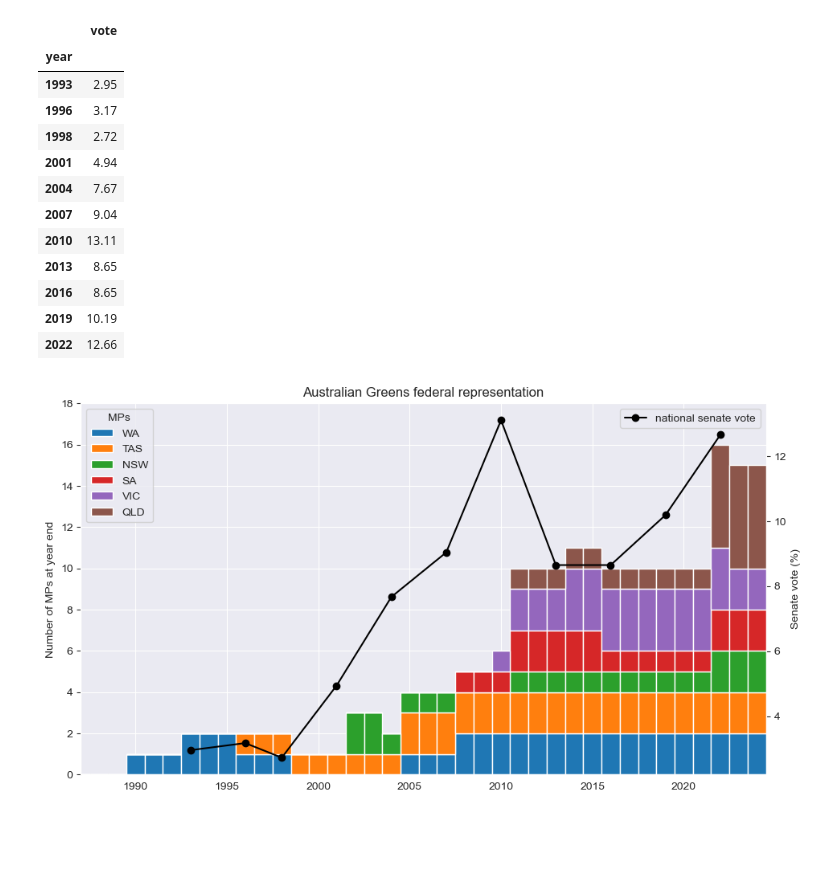
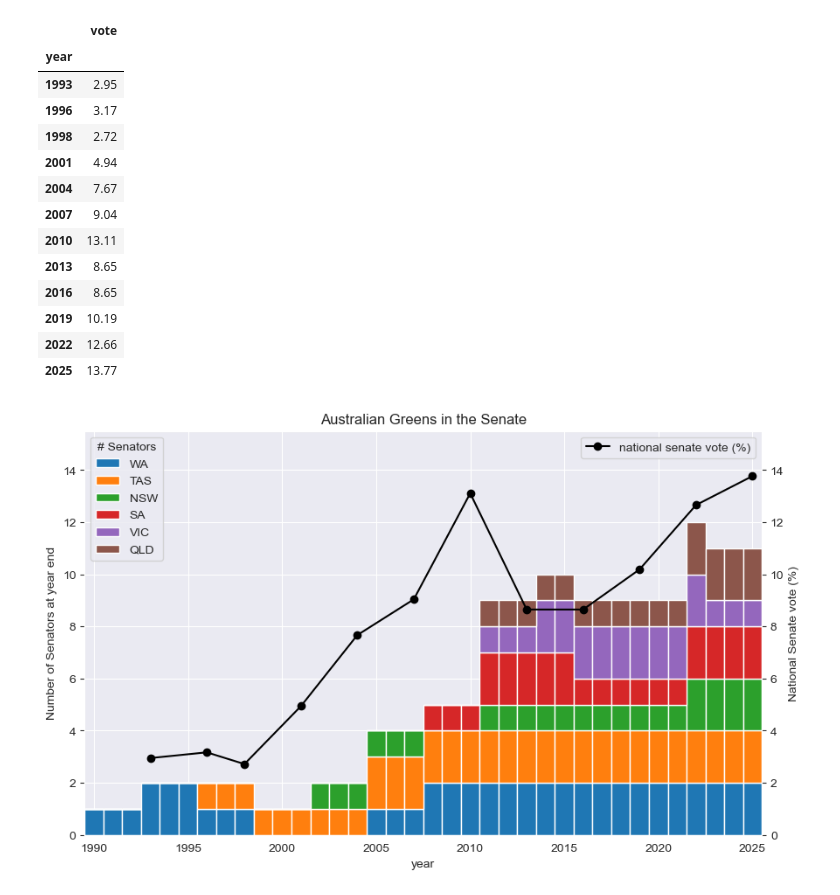
Before and after one commit to DamienIrving/election-analysis, a Jupyter notebook: analysis/senators.ipynb, the cells around one changed output. Drawn from its saved outputs; the diff is of its cells as text; code cells hidden in the pictures; blank space fills up the shorter version.

Commit message:
Add early 2025 results

```diff
--- a/analysis/senators.ipynb
+++ b/analysis/senators.ipynb
@@ -58,9 +58,9 @@ mps['QLD'] = {
 }
 # %%
-mp_count_dict = {'year': np.arange(1987, 2025)}
+mp_count_dict = {'year': np.arange(1990, 2026)}
 for state, mp_dict in mps.items():
     years = np.concatenate(list(mp_dict.values()))
-    counts, lower_bin_bounds = np.histogram(years, bins=np.arange(1986.5, 2025.5))
+    counts, lower_bin_bounds = np.histogram(years, bins=np.arange(1989.5, 2026.5))
     mp_count_dict[state] = counts
 # %%
 df_mps = pd.DataFrame(mp_count_dict)
@@ -94,9 +94,10 @@ df_mps
 #plt.savefig('federal_mps.png', dpi=300, facecolor='white', bbox_inches='tight')
 # %%
 national_senate_vote = {
-    'year': np.array([1993, 1996, 1998, 2001, 2004, 2007, 2010, 2013, 2016, 2019, 2022]),
-    'vote': np.array([2.95, 3.17, 2.72, 4.94, 7.67, 9.04, 13.11, 8.65, 8.65, 10.19, 12.66])
+    'year': np.array([1993, 1996, 1998, 2001, 2004, 2007, 2010, 2013, 2016, 2019, 2022, 2025]),
+    'vote': np.array([2.95, 3.17, 2.72, 4.94, 7.67, 9.04, 13.11, 8.65, 8.65, 10.19, 12.66, 13.77])
 }
+# 2025 results are from an incomplete count
 # %%
 df_vote = pd.DataFrame(national_senate_vote)
 df_vote = df_vote.set_index('year')
@@ -116,30 +117,33 @@ df_vote
 | 2016 | 8.65 |
 | 2019 | 10.19 |
 | 2022 | 12.66 |
+| 2025 | 13.77 |
 # %%
-fig, ax = plt.subplots(figsize=(11,6))
+fig, ax = plt.subplots(figsize=(10,6))
 ax2 = ax.twinx()
 
-plt.title("Australian Greens federal representation")
+plt.title("Australian Greens in the Senate")
 
 bottom = np.zeros(len(df_mps))
 for state in order:
     ax.bar(df_mps.index, df_mps[state], 1, label=state, bottom=bottom)
     bottom += df_mps[state]
-ax2.plot(df_vote.index, df_vote['vote'], color='black', marker='o', label='national senate vote')
+ax2.plot(df_vote.index, df_vote['vote'], color='black', marker='o', label='national senate vote (%)')
 
-ax.set_ylabel("Number of MPs at year end")
-ax2.set_ylabel("Senate vote (%)")
+ax.set_ylabel("Number of Senators at year end")
+ax2.set_ylabel("National Senate vote (%)")
+ax.set_xlabel('year')
 
-ax.legend(title='MPs')
-ax2.legend()
+ax.legend(title='# Senators', loc='upper left')
+ax2.legend(loc='upper right')
 
-ax.set_xlim(1987,2024.5)
-ax.set_ylim(0, 18)
+ax.set_xlim(1989.5, 2025.5)
+ax.set_ylim(0, 15.5)
+ax2.set_ylim(0, 15.5)
 
 #ax.grid(False)
 ax2.grid(False)
 
-plt.savefig('federal_mps.png', dpi=300, facecolor='white', bbox_inches='tight')
+plt.savefig('senators.png', dpi=300, facecolor='white', bbox_inches='tight')
 # %% [output]
-[figure, old version]
+[figure, new version]
```
Also changed, not shown: parts of 2 cells of this notebook, 3 other files.
